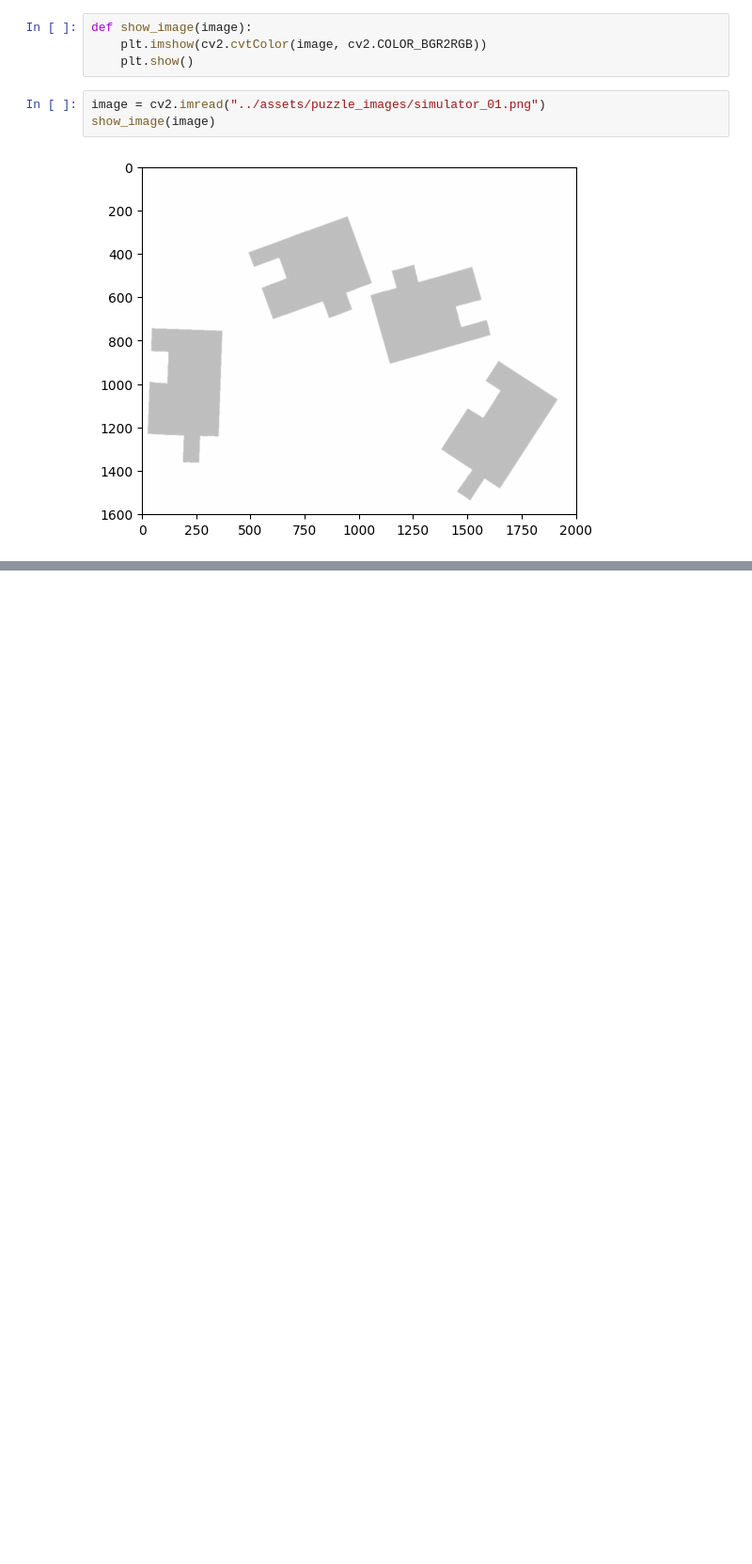
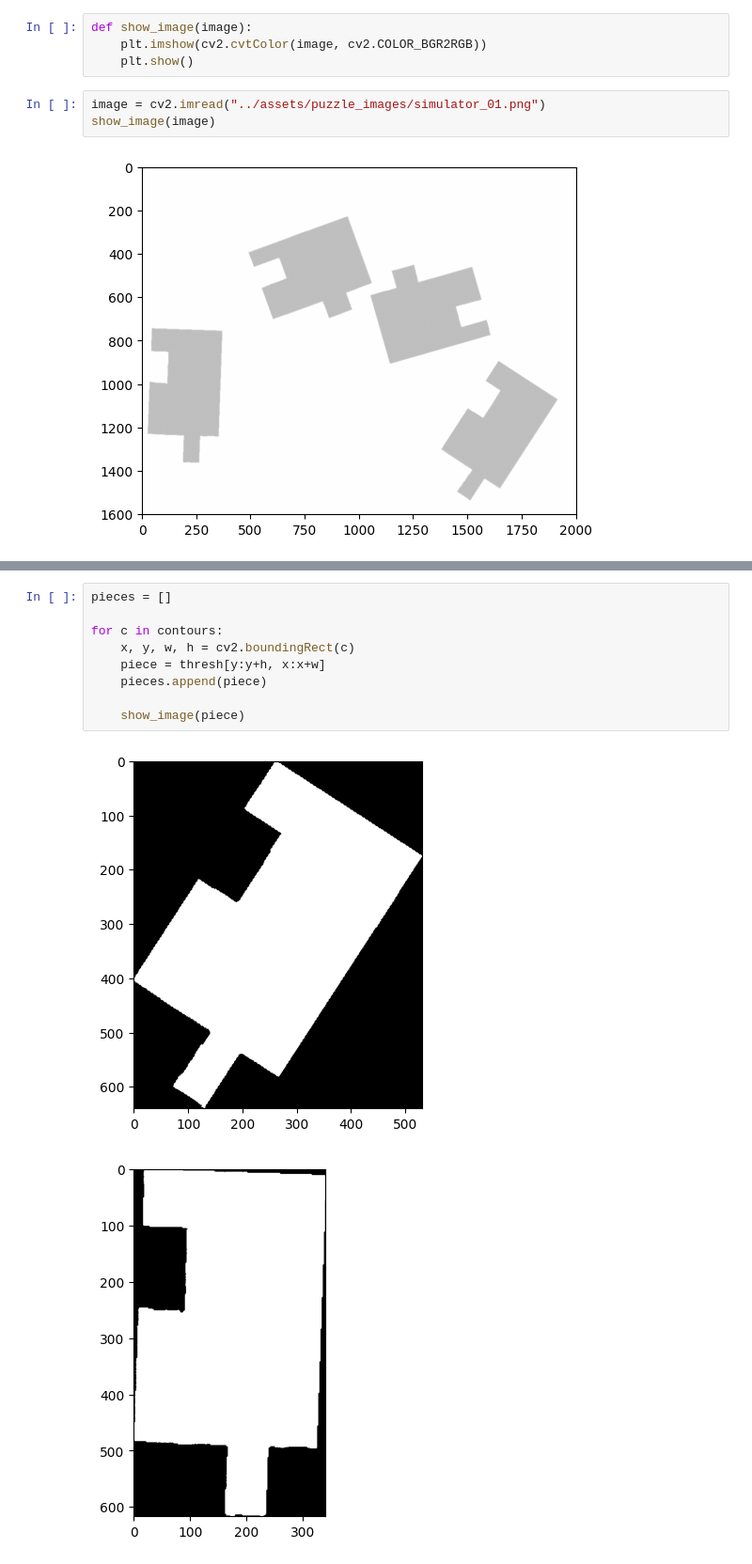
Before and after one commit to Mcapozzolo/PuzzleSimulator, a Jupyter notebook: image_processing/poc_opencv_01.ipynb, the cells around one changed output, grey strips where cells are left out. Shown at 94% size. Saved outputs shown, nothing was run; the diff lists cells and outputs as text; blank space fills up the shorter version.

```diff
--- a/image_processing/poc_opencv_01.ipynb
+++ b/image_processing/poc_opencv_01.ipynb
@@ -35,0 +44,12 @@ def draw_bounding_boxes(image, boxes):
+# %%
+pieces = []
+
+for c in contours:
+    x, y, w, h = cv2.boundingRect(c)
+    piece = thresh[y:y+h, x:x+w]
+    pieces.append(piece)
+
+    show_image(piece)
+# %% [output]
+[figure, added]
+[figure, added]
```
Also changed, not shown: parts of 5 cells of this notebook.
